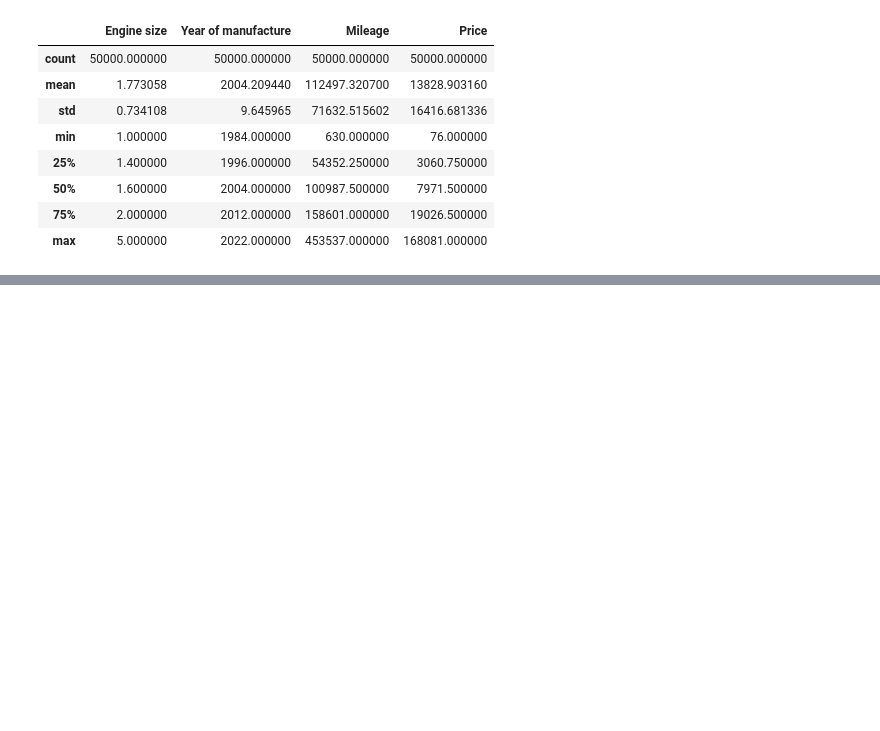
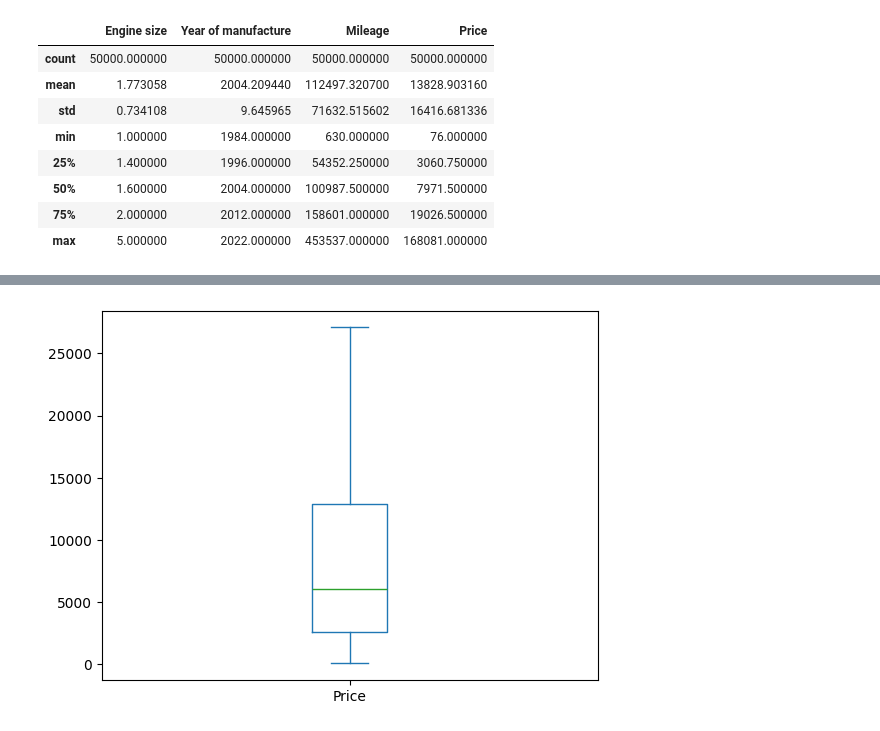
Before and after one commit to kyon4ik/car_price_prediction, a Jupyter notebook: model.ipynb, the cells around one changed output, grey strips where cells are left out. Drawn from its saved outputs; the diff is of its cells as text; code cells hidden in the pictures; blank space fills up the shorter version.

```diff
--- a/model.ipynb
+++ b/model.ipynb
@@ -19,0 +26,7 @@ df.describe()
+# %%
+price_limit = df['Price'].quantile(0.85)
+df_no_outliers = df[df['Price'] < price_limit]
+df_no_outliers['Price'].plot(kind='box')
+plt.show()
+# %% [output]
+[figure, added]
```
Also changed, not shown: parts of 11 cells of this notebook, 1 other file.
